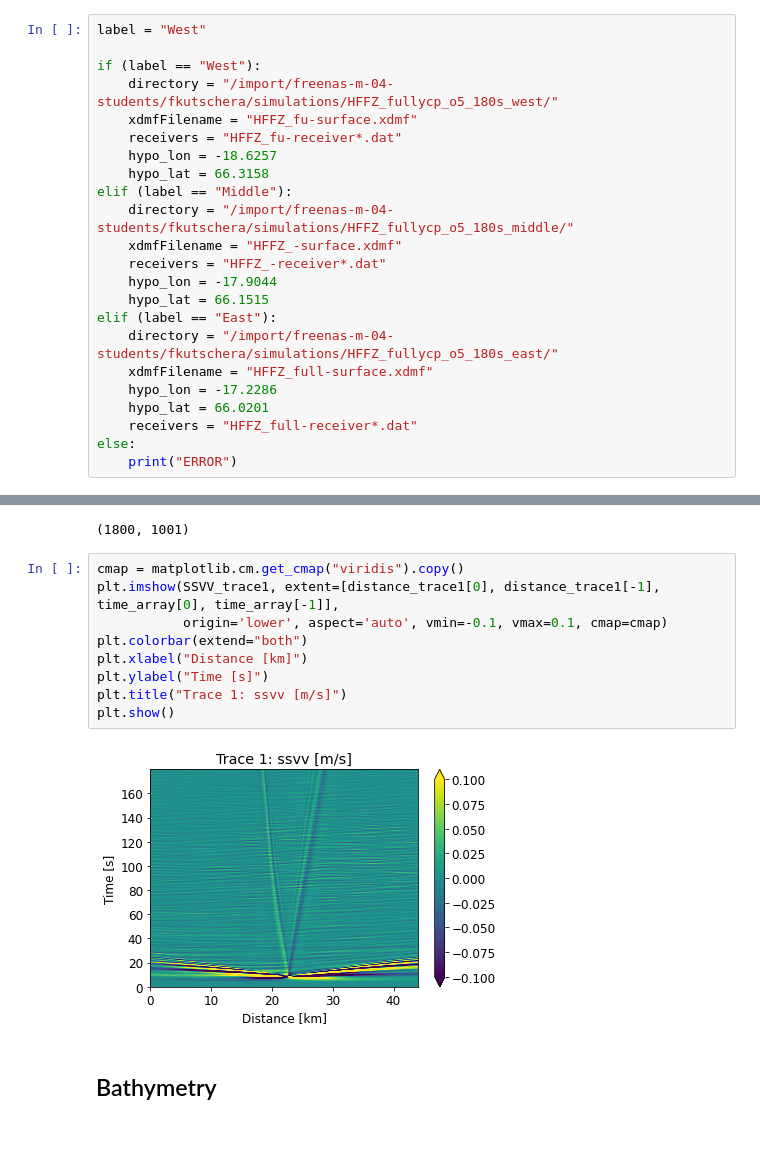
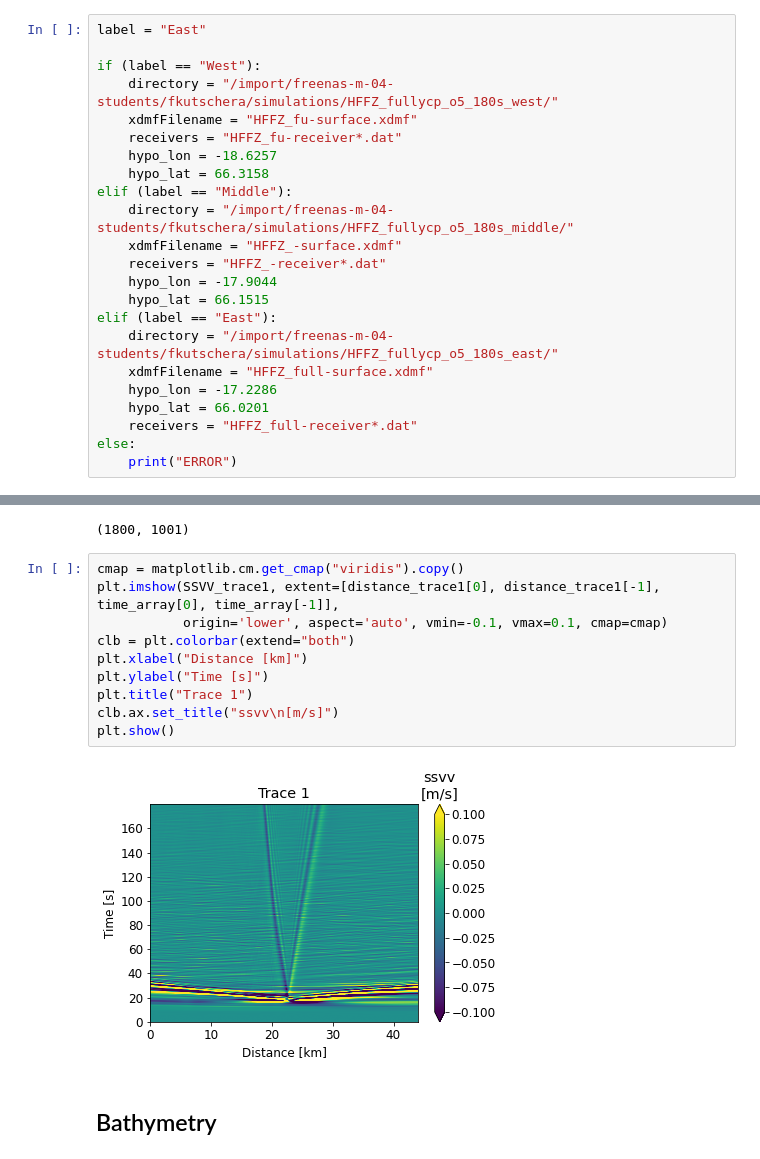
Before and after one commit to fabian-kutschera/Scripts4Processing, a Jupyter notebook: post_plotting/cross-section_from_receivers-combined-figure.ipynb, the cells around one changed output, grey strips where cells are left out. Cells and saved outputs as stored; diff of their text form.

Commit message:
adjust titles

```diff
--- a/post_plotting/cross-section_from_receivers-combined-figure.ipynb
+++ b/post_plotting/cross-section_from_receivers-combined-figure.ipynb
@@ -31,7 +31,7 @@ plt.rcParams["font.family"] = "sans"
 matplotlib.rc("xtick", labelsize=ps)
 matplotlib.rc("ytick", labelsize=ps)
 # %%
-label = "West"
+label = "East"
 
 if (label == "West"):
     directory = "/import/freenas-m-04-students/fkutschera/simulations/HFFZ_fullycp_o5_180s_west/"
@@ -299,14 +299,15 @@ else:
 # %%
 cmap = matplotlib.cm.get_cmap("viridis").copy()
 plt.imshow(SSVV_trace1, extent=[distance_trace1[0], distance_trace1[-1], time_array[0], time_array[-1]],
            origin='lower', aspect='auto', vmin=-0.1, vmax=0.1, cmap=cmap)
-plt.colorbar(extend="both")
+clb = plt.colorbar(extend="both")
 plt.xlabel("Distance [km]")
 plt.ylabel("Time [s]")
-plt.title("Trace 1: ssvv [m/s]")
+plt.title("Trace 1")
+clb.ax.set_title("ssvv\n[m/s]")
 plt.show()
 # %% [output]
-[figure, old version]
+[figure, new version]
 # %% [markdown]
 ## Bathymetry
 # %%
```
Also changed, not shown: parts of 2 cells of this notebook, 3 other files.
